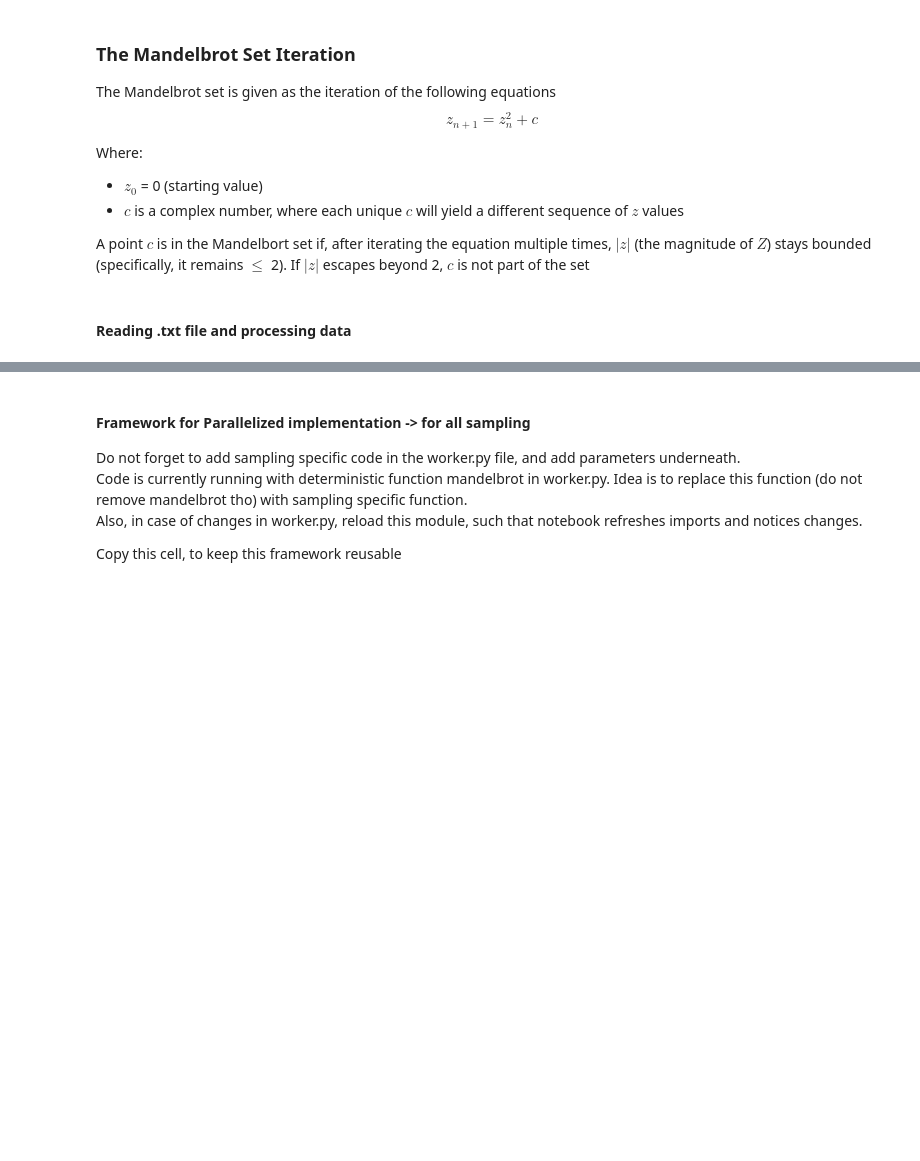
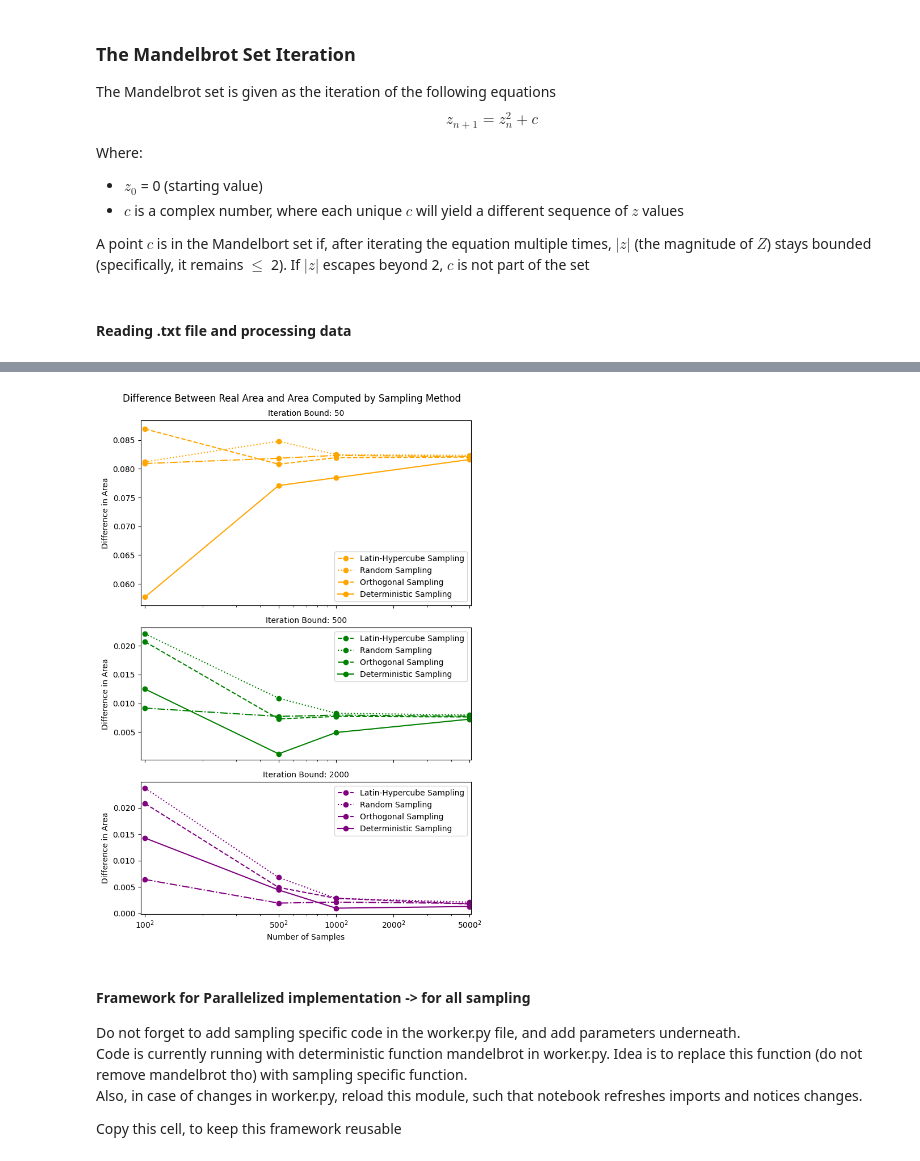
Before and after one commit to Babur-Jihanshahi/ChrisHoynckvanPapendrecht_15340791_CharlotteKoolen_15888592_ZiyaSungkar_14904950_1, a Jupyter notebook: madelbrot_sim.ipynb, the cells around one changed output, grey strips where cells are left out. Drawn from its saved outputs; the diff is of its cells as text; code cells hidden in the pictures; blank space fills up the shorter version.

```diff
--- a/madelbrot_sim.ipynb
+++ b/madelbrot_sim.ipynb
@@ -67,0 +318,73 @@ print(variance_fraction_per_run)
+# %%
+df = pd.read_csv("question2.txt", delimiter=",", skiprows=1,
+                 names=["grid_size", "max_iterations", "total_points", "points_inside"])
+df["fraction"] = (1 - df["points_inside"]/df["total_points"])*9
+true_value = [1.506484]*len(df['fraction'])
+df["diff_true"] = np.abs(true_value-df['fraction'])
+
+
+true_value = [1.506484]*len(df_l['fraction'])
+df_l["diff_true"] = np.abs(true_value-df_l['fraction'])
+average_diff_l = df_l.groupby(['grid_size', 'max_iterations'])['diff_true'].mean()
+variance_diff_l = df_l.groupby(['grid_size', 'max_iterations'])['diff_true'].var()
+
+
+true_value = [1.506484]*len(df_o['fraction'])
+df_o["diff_true"] = np.abs(true_value-df_o['fraction'])
+
+average_diff_o = df_o.groupby(['grid_size', 'max_iterations'])['diff_true'].mean()
+variance_diff_o = df_o.groupby(['grid_size', 'max_iterations'])['diff_true'].var()
+
+true_value = [1.506484]*len(df_r['fraction'])
+df_r["diff_true"] = np.abs(true_value-df_r['fraction'])
+
+average_diff_r = df_r.groupby(['grid_size', 'max_iterations'])['diff_true'].mean()
+variance_diff_r = df_r.groupby(['grid_size', 'max_iterations'])['diff_true'].var()
+
+mean_var_diff = pd.DataFrame({
+    'mean_o': average_diff_o,
+    'variance_o': variance_diff_o,
+    'mean_l': average_diff_l,
+    'variance_l': variance_diff_l,
+    'mean_r': average_diff_r,
+    'variance_r': variance_diff_r
+}).reset_index()
+
+
+
+grid_sizes = [100, 500, 1000, 5000]
+grid_sub_df = df[(df['grid_size'].isin(grid_sizes))].reset_index()
+print(grid_sub_df)
+
+fig, axes = plt.subplots(3, 1,sharex=True,figsize=(7,10), gridspec_kw={'height_ratios': [1.4, 1, 1]})
+i = 0
+for name, group in mean_var_diff.groupby("max_iterations"):
+    ax = axes[i]
+    ax.plot(group['grid_size'], group['mean_l'], marker='o', color=colors[i], linestyle='--', label=f"Latin-Hypercube Sampling")
+    # ax.errorbar(group['grid_size'], group["mean_l"], yerr=np.sqrt(group['variance_l']), fmt='o', color=colors[i], capsize=5)
+
+    ax.plot(group['grid_size'], group['mean_r'], marker='o', color=colors[i], linestyle=':', label=f"Random Sampling")
+    # ax.errorbar(group['grid_size'], group["mean_r"], yerr=np.sqrt(group['variance_l']), fmt='o', color=colors[i], capsize=5)
+
+    ax.plot(group['grid_size'], group['mean_o'], marker='o', color=colors[i], linestyle='-.', label=f"Orthogonal Sampling")
+    # ax.errorbar(group['grid_size'], group["mean_o"], yerr=np.sqrt(group['variance_o']), fmt='o', color=colors[i], capsize=5)
+
+    deterministic_val= grid_sub_df[grid_sub_df["max_iterations"] == name]
+    print(deterministic_val)
+    ax.plot(group['grid_size'], deterministic_val['diff_true'], marker='o', color=colors[i], label='Deterministic Sampling')
+
+    ax.set_xscale("log")
+    ax.set_ylabel("Difference in Area")
+    ax.set_title(f"Iteration Bound: {name}", fontsize=10)
+    ax.legend()
+    i += 1
+
+axes[2].set_xlim(95, 5100)
+custom_ticks = [100, 500, 1000, 2000, 5000]
+axes[2].set_xticks(custom_ticks)  # Set tick positions
+axes[2].set_xticklabels([f"${tick}^2$" for tick in custom_ticks])
+axes[2].set_xlabel("Number of Samples")
+fig.suptitle("Difference Between Real Area and Area Computed by Sampling Method")
+plt.tight_layout()
+plt.show()
+# %% [output]
@@ -68,3 +408,4 @@ print(variance_fraction_per_run)
+[figure, added]
 # %% [markdown]
 #### Framework for Parallelized implementation -> for all sampling
 Do not forget to add sampling specific code in the worker.py file, and add parameters underneath.
```
Also changed, not shown: parts of 11 cells of this notebook, 5 other files.
